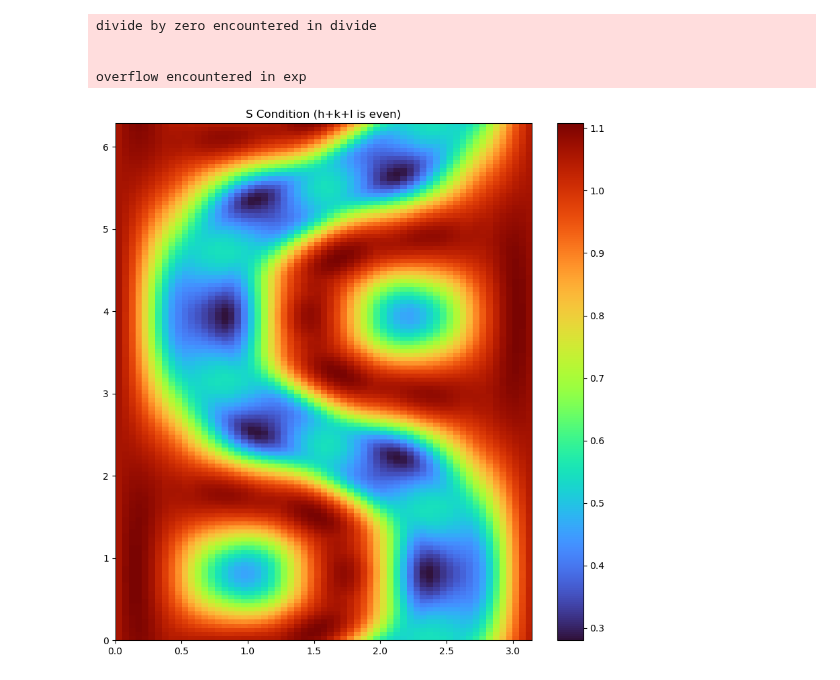
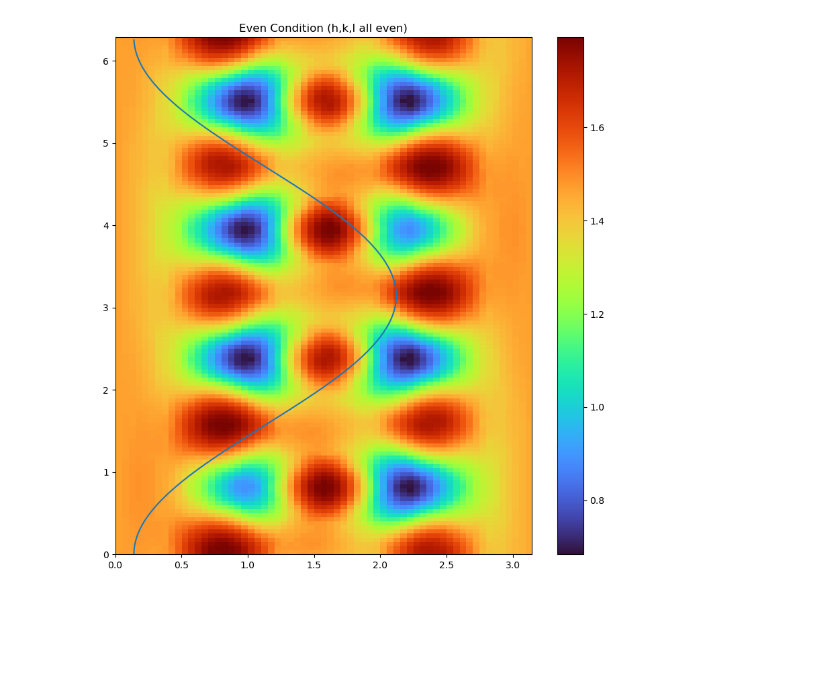
Before and after one commit to Taaseen-Islam-u7121940/Axion-Flux, a Jupyter notebook: Code/solar_flux_clean.ipynb, the cells around one changed output. Cells and saved outputs as stored; diff of their text form; code cells hidden in the pictures; blank space fills up the shorter version.

```diff
--- a/Code/solar_flux_clean.ipynb
+++ b/Code/solar_flux_clean.ipynb
@@ -18,9 +18,9 @@ me_hca = (const.m_e/((const.hbar/(const.c*unit.AA)).si)).value #Electron mass, i
 me_hca
 
 # Define unknown constants
-g_ag = 2e-10 #Axion-photon coupling (Primakoff process), in GeV^(-1).
+#g_ag = 2e-10 #Axion-photon coupling (Primakoff process), in GeV^(-1).
 #Upper bound on g_ag of 2.7e-10 from the Sun, see Di Luzio's review
-lmda = (g_ag/(1e-8))**4
+#lmda = (g_ag/(1e-8))**4
 phi_0 = 5.95e14 #in cm^(-2) s^(-1)
 E_0    = 1.103 #in keV
 
@@ -32,15 +32,17 @@ vol = ((50*unit.kg/(3.67*unit.g*(unit.cm)**(-3))).to(unit.AA**3)).value
 #Make volume make the mass like 7kg
 vol_cell = 67.71 #In AA^3, from Dent paper
 # %%
-def complete_dndt(max_hkl = 5, print_output = False, F=False, k=[1,0,0], abs_forgot = False):
-    if F:
+def complete_dndt(max_hkl = 5, print_output = False, all_even = False, k=[1,0,0], abs_forgot = True, coupling=2e-10):
+    if not all_even:
         hkl = np.array(make_hkl(max_h = max_hkl,
                                 max_k = max_hkl,
                                 max_l = max_hkl))
     else:
-        hkl = np.array(make_hkl_s(max_h = max_hkl,
+        hkl = np.array(make_hkl(max_h = max_hkl,
                                   max_k = max_hkl,
-                                  max_l = max_hkl))
+                                  max_l = max_hkl, s=True))
+
+    g_ag = coupling
 
     g_arr = (2*np.pi/a)*hkl #G vectors, in AA^(-1)
 
@@ -89,15 +91,10 @@ def angle_dependence():
         phi = angles[0]
         theta = angles[1]
         k_vec = [np.sin(theta)*np.cos(phi), np.sin(theta)*np.sin(phi), np.cos(theta)]
-        outputs.append(complete_dndt(k = k_vec, abs_forgot = True, F=True))
+        outputs.append(complete_dndt(k = k_vec, abs_forgot = True, all_even=True, coupling = 2.8e-10))
     return np.array(outputs)
 
 rates_on_angle = angle_dependence()
-# %% [output]
-divide by zero encountered in divide
-
-
-overflow encountered in exp
 # %%
 dict = {"phi"  : angle_plane[:,0],
         "theta": angle_plane[:,1],
@@ -114,10 +111,13 @@ fig.show()
 # %%
 rates_square = np.reshape(rates_on_angle, (len(phi_axis), len(theta_axis)))
 # %%
-fig = plt.figure(figsize=(10,10))
-plt.imshow(rates_square, interpolation='none', extent = (0,np.pi,0,2*np.pi), aspect='auto', origin='lower', cmap='turbo')
-plt.colorbar()
-plt.title("S Condition (h+k+l is even)")
+theta_phi = lambda x: (np.pi/2)-0.99*np.cos(x)-0.44
+
+fig,ax = plt.subplots(figsize=(10,10))
+image = ax.imshow(rates_square, interpolation='none', extent = (0,np.pi,0,2*np.pi), aspect='auto', origin='lower', cmap='turbo')
+path = ax.plot(theta_phi(phi_axis), phi_axis)
+plt.colorbar(image)
+plt.title("Even Condition (h,k,l all even)")
 plt.show()
 # %% [output]
-[figure, old version]
+[figure, new version]
```
Also changed, not shown: parts of 10 cells of this notebook, 5 other files.
